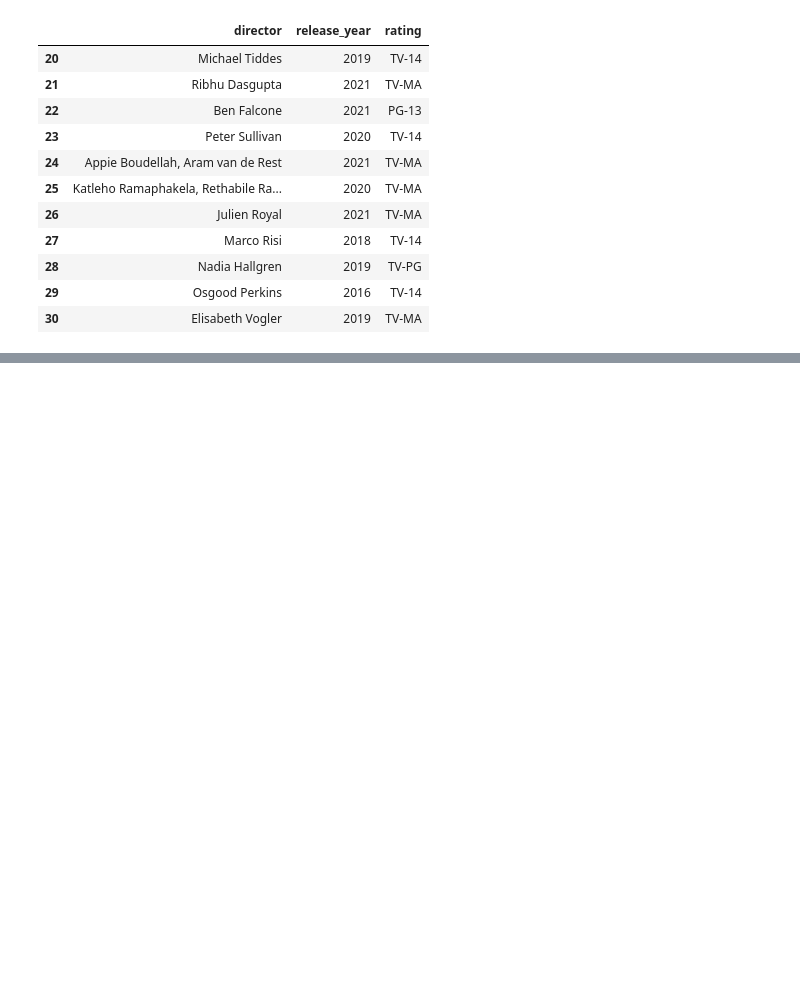
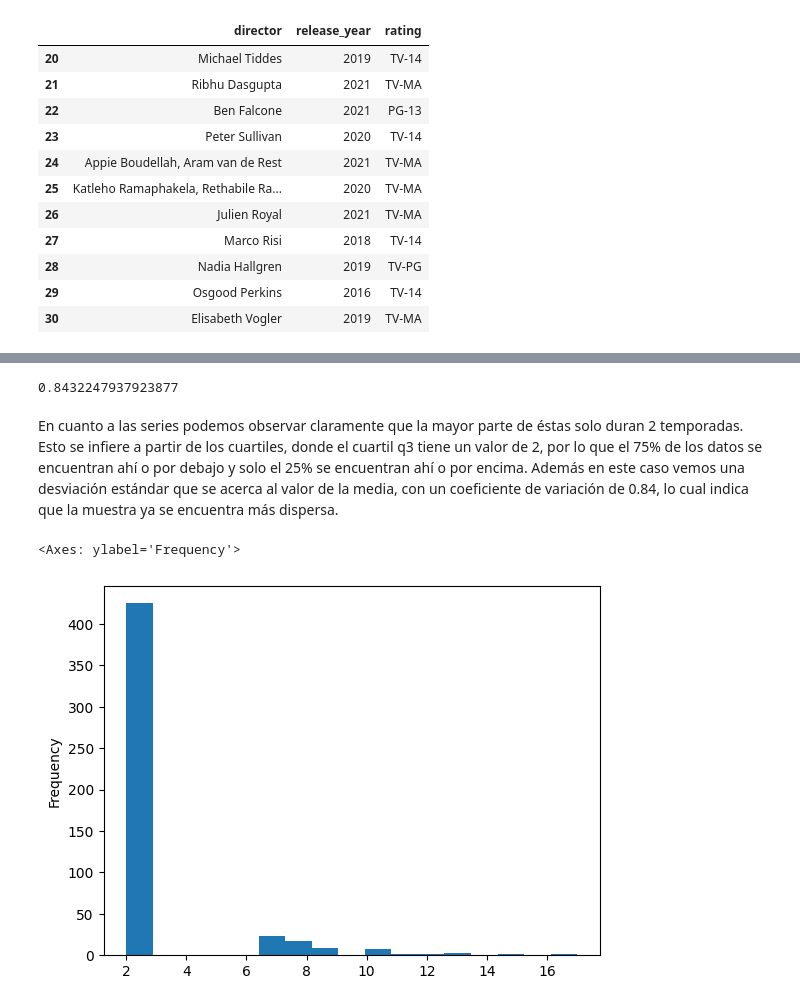
Before and after one commit to yanruwu/hackio-lab-pandas, a Jupyter notebook: laboratorio-modulo2-leccion02-eda-union.ipynb, the cells around one changed output, grey strips where cells are left out. Cells and saved outputs as stored; diff of their text form; code cells hidden in the pictures; blank space fills up the shorter version.

```diff
--- a/laboratorio-modulo2-leccion02-eda-union.ipynb
+++ b/laboratorio-modulo2-leccion02-eda-union.ipynb
@@ -717,0 +773,8 @@ df_merged.iloc[20:31,[5,9,10]]
+# %%
+def show_duration(x):
+    try:
+        return int(re.sub(" Seasons", "", str(x)))
+    except ValueError:
+        return np.nan
+
+df_tvshow["duration"] = np.array(list(map(show_duration, df_tvshow["duration"].values)))
@@ -717,0 +793,11 @@ df_merged.iloc[20:31,[5,9,10]]
+# %%
+df_tvshow["duration"].describe()["std"]/df_tvshow["duration"].describe()["mean"]
+# %% [output]
+0.8432247937923877
+# %% [markdown]
+En cuanto a las series podemos observar claramente que la mayor parte de éstas solo duran 2 temporadas. Esto se infiere a partir de los cuartiles, donde el cuartil q3 tiene un valor de 2, por lo que el 75% de los datos se encuentran ahí o por debajo y solo el 25% se encuentran ahí o por encima. Además en este caso vemos una desviación estándar que se acerca al valor de la media, con un coeficiente de variación de 0.84, lo cual indica que la muestra ya se encuentra más dispersa.
+# %%
+df_tvshow["duration"].plot.hist(bins = 17)
+# %% [output]
+<Axes: ylabel='Frequency'>
+[figure, added]
```
Also changed, not shown: parts of 12 cells of this notebook.
